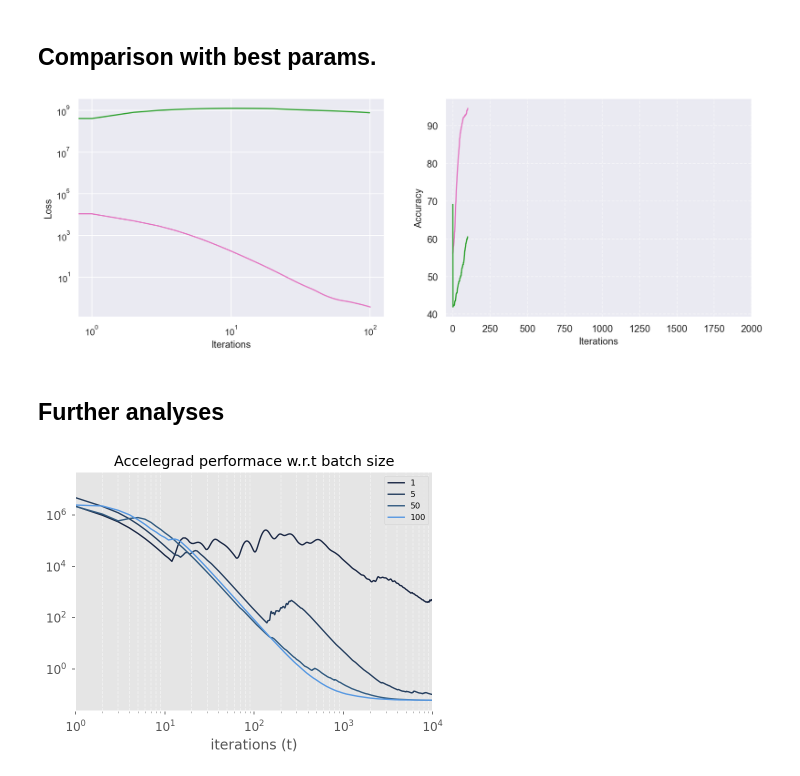
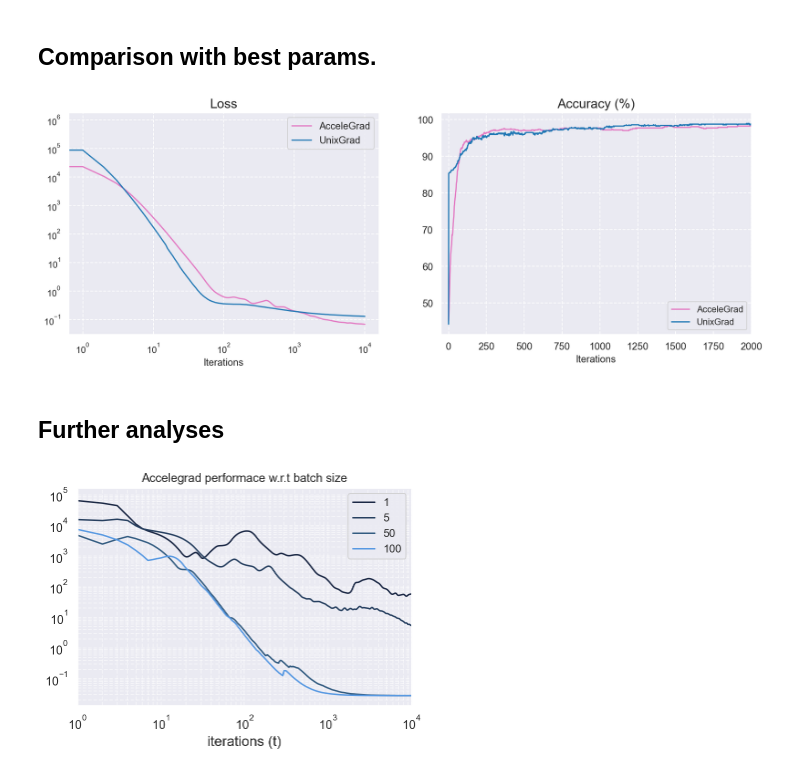
Before and after one commit to FrancescoMandru/Optimization, a Jupyter notebook: jupyter/AcceleGrad-UnixGrad.ipynb, the cells around one changed output. Drawn from its saved outputs; the diff is of its cells as text; code cells hidden in the pictures.

Commit message:
fix unixgrad

```diff
--- a/jupyter/AcceleGrad-UnixGrad.ipynb
+++ b/jupyter/AcceleGrad-UnixGrad.ipynb
@@ -424,10 +440,10 @@ printConfiguration( best_conf_unix )
 accelegrad_D = 10
 accelegrad_L = 0.001
 
-unixgrad_D = 1
-unixgrad_L = 2
+unixgrad_D = 10
+unixgrad_L = 0.001
 # %%
-max_iter = 100
+max_iter = 10000
 
 losses = []
 accs = []
@@ -477,29 +493,36 @@ mean_acc_ug = np.mean(accs_ug, axis=0)
 # %%
 sns.set_theme()
 
 fig, (ax1,ax2) = plt.subplots(1,2,figsize=(15,5))
-ax1.plot(mean_loss, c='tab:pink')
-ax1.plot(mean_loss_ug, c='tab:green')
+ax1.plot(mean_loss, c='tab:pink', label='AcceleGrad')
+ax1.plot(mean_loss_ug, c='tab:blue', label="UnixGrad")
 ax1.set_yscale('log')
 ax1.set_xscale('log')
 ax1.set_xlabel("Iterations")
-ax1.set_ylabel("Loss")
-#ax1.set_xlim([-50,20])
+#ax1.set_ylabel("Loss")
+#ax1.set_xlim([0,5])
 #ax1.set_ylim([0,1000000])
+ax1.legend(fontsize=12)
+ax1.set_title("Loss", fontsize=16)
+ax1.grid(True, ls='--')
 
-ax2.plot(mean_acc, c='tab:pink')
-ax2.plot(mean_acc_ug, c='tab:green')
+ax2.plot(mean_acc, c='tab:pink', label='AcceleGrad')
+ax2.plot(mean_acc_ug, c='tab:blue', label='UnixGrad')
 ax2.set_xlim([-50,2000])
 ax2.set_xlabel("Iterations")
-ax2.set_ylabel("Accuracy")
+#ax2.set_ylabel("Accuracy (%)")
+ax2.legend(fontsize=14)
+ax2.set_title("Accuracy (%)", fontsize=16)
+ax2.grid(True, ls='--')
 
-plt.grid(which='both', ls="--", alpha=0.5)
+#plt.grid(which='both', ls="--", alpha=0.5)
 plt.yticks(fontsize=12)
 plt.xticks(fontsize=12)
-plt.grid()
+
+plt.legend()
 plt.show()
 # %% [output]
-[figure, old version]
+[figure, new version]
 # %% [markdown]
 ## Further analyses
 # %%
@@ -524,10 +547,10 @@ for i in range(len(batches)):
                                     y_train,
                                     X_test,
                                     y_test,
-                                    D=10**4,
+                                    D=10**3,
                                     G=0,
                                     batch_size = batches[i],
-                                    lamb=1,
+                                    lamb=0.1,
                                     max_iter=max_iter)
 
 
@@ -554,4 +577,4 @@ plt.legend()
 plt.title("Accelegrad performace w.r.t batch size")
 plt.show()
 # %% [output]
-[figure, old version]
+[figure, new version]
```
Also changed, not shown: parts of 3 cells of this notebook.
